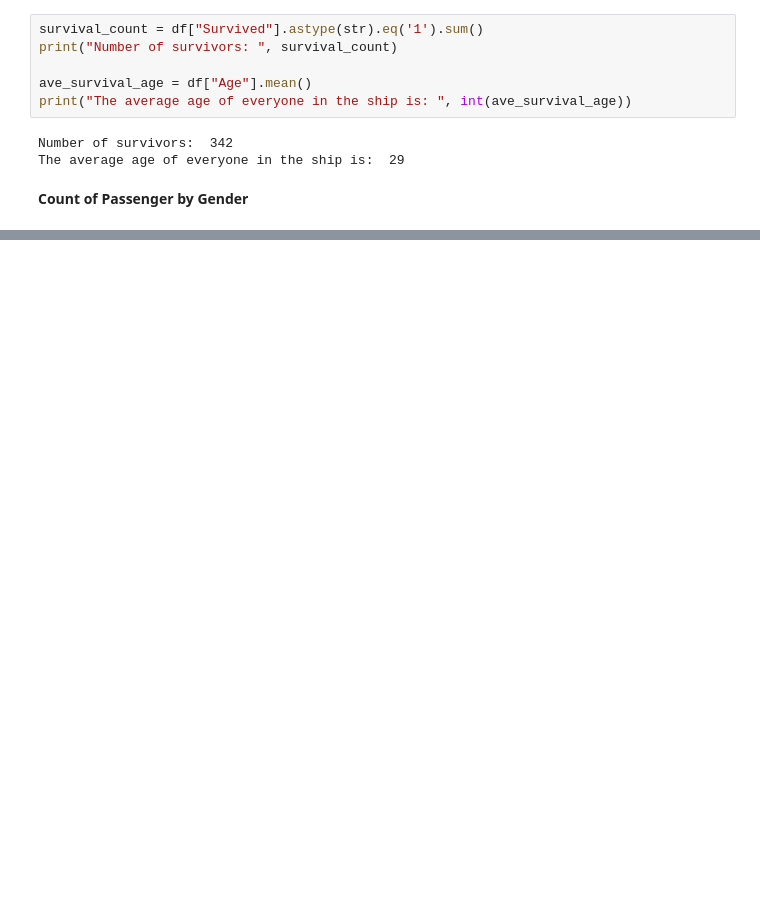
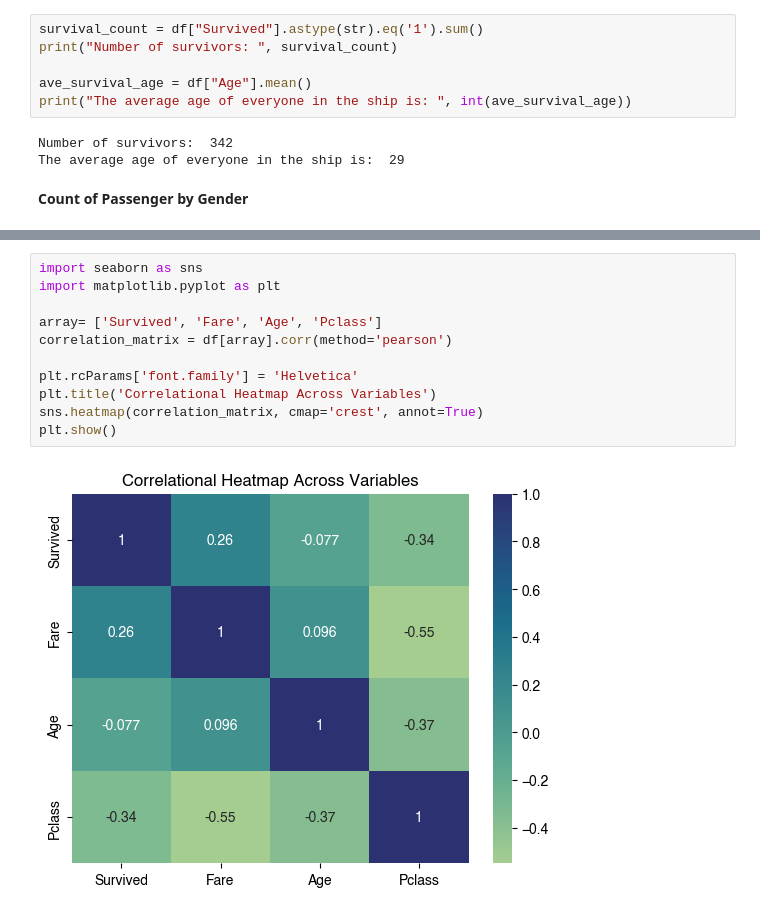
Before and after one commit to pvtzurbito/EDA-Titanic, a Jupyter notebook: EDA.ipynb, the cells around one changed output, grey strips where cells are left out. Drawn from its saved outputs; the diff is of its cells as text; blank space fills up the shorter version.

```diff
--- a/EDA.ipynb
+++ b/EDA.ipynb
@@ -119,0 +157,13 @@ plt.show()
+# %%
+import seaborn as sns
+import matplotlib.pyplot as plt
+
+array= ['Survived', 'Fare', 'Age', 'Pclass']
+correlation_matrix = df[array].corr(method='pearson')
+
+plt.rcParams['font.family'] = 'Helvetica'
+plt.title('Correlational Heatmap Across Variables')
+sns.heatmap(correlation_matrix, cmap='crest', annot=True)
+plt.show()
+# %% [output]
+[figure, added]
```
Also changed, not shown: parts of 6 cells of this notebook.
